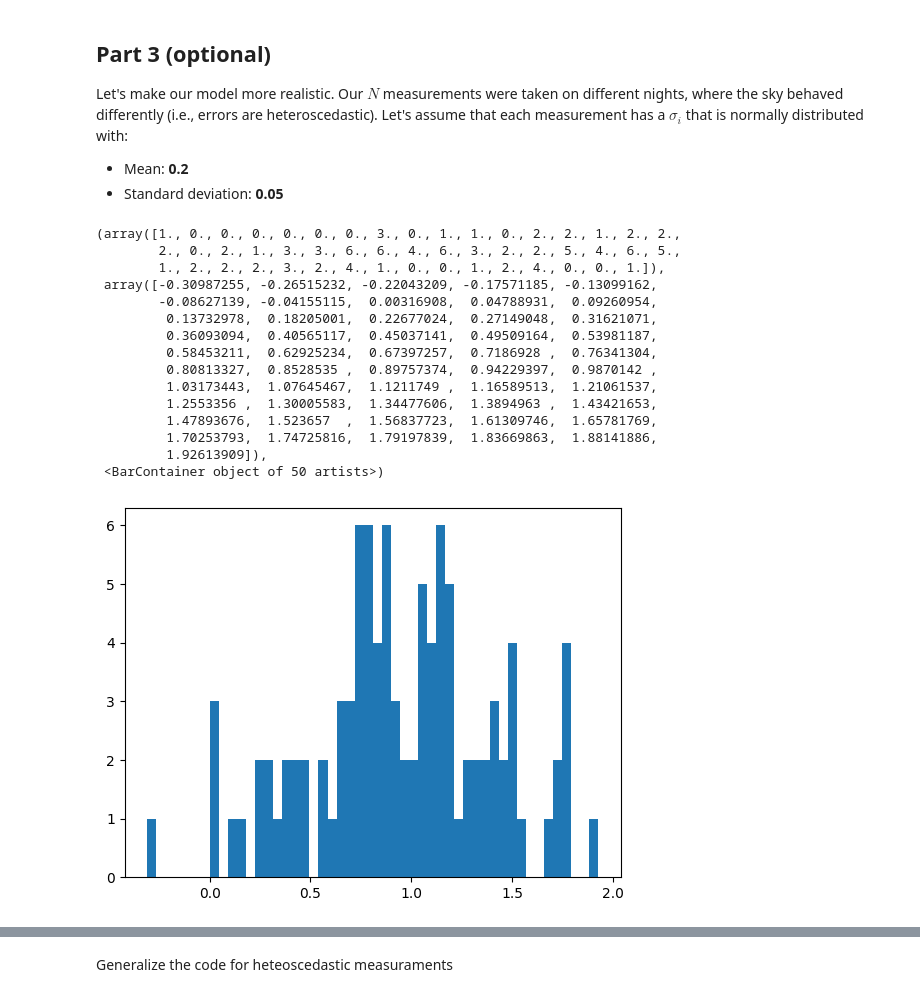
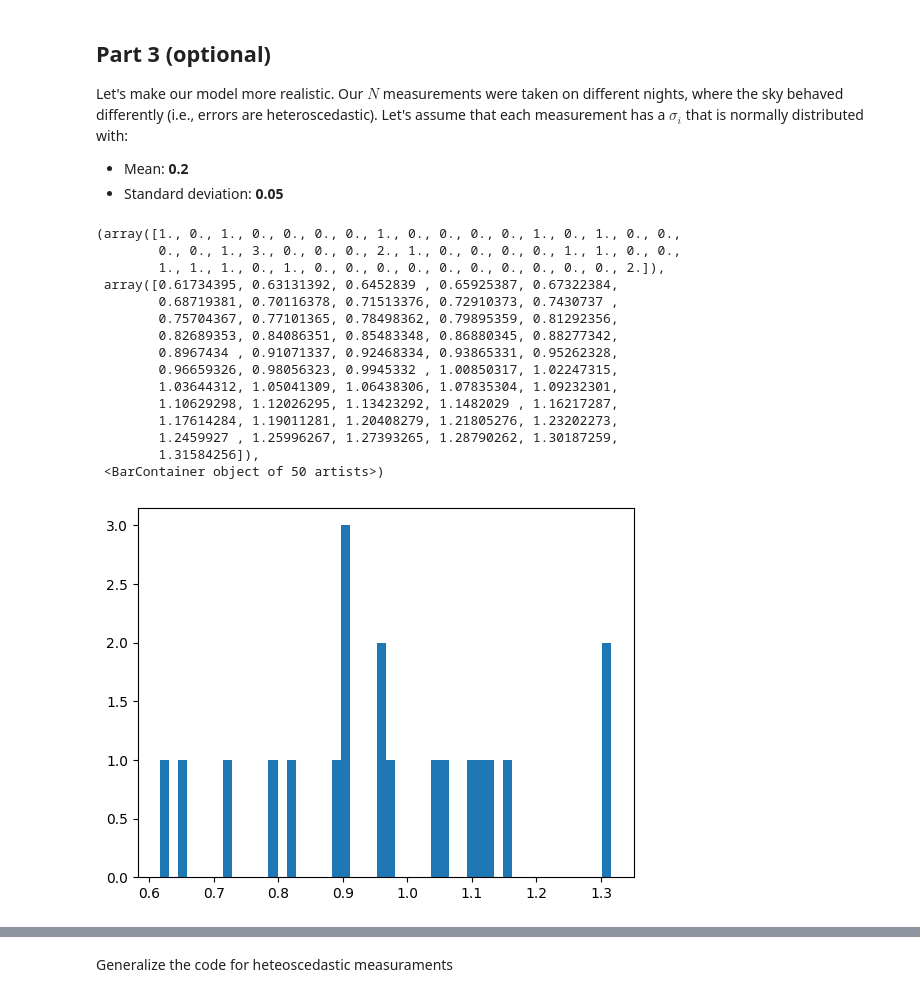
Before and after one commit to oblivion0218/ES_AstroStatistic, a Jupyter notebook: Sara_Antonellini/Lecture4/position.ipynb, the cells around one changed output, grey strips where cells are left out. Saved outputs shown, nothing was run; the diff lists cells and outputs as text; code cells hidden in the pictures.

```diff
--- a/Sara_Antonellini/Lecture4/position.ipynb
+++ b/Sara_Antonellini/Lecture4/position.ipynb
@@ -40,28 +40,27 @@ from matplotlib import pyplot as plt
 from scipy.stats import norm
 import math
 # %%
-N=100
-mu_true=1 #True position
-sigma_true=0.2 #Homoscedastic error
-sigma_gen=0.5 #Measurement error
+N=20
+mu_true=1 # True position of the quasar
+sigma=0.2 #Homoscedastic error
 np.random.seed(42)
-xi= np.random.normal(mu_true,sigma_gen,N)
+xi= np.random.normal(mu_true,sigma,N)
 plt.hist(xi, bins=50)
 # %% [output]
-(array([1., 0., 0., 0., 0., 0., 0., 3., 0., 1., 1., 0., 2., 2., 1., 2., 2.,
-        2., 0., 2., 1., 3., 3., 6., 6., 4., 6., 3., 2., 2., 5., 4., 6., 5.,
-        1., 2., 2., 2., 3., 2., 4., 1., 0., 0., 1., 2., 4., 0., 0., 1.]),
- array([-0.30987255, -0.26515232, -0.22043209, -0.17571185, -0.13099162,
-        -0.08627139, -0.04155115,  0.00316908,  0.04788931,  0.09260954,
-         0.13732978,  0.18205001,  0.22677024,  0.27149048,  0.31621071,
-         0.36093094,  0.40565117,  0.45037141,  0.49509164,  0.53981187,
-         0.58453211,  0.62925234,  0.67397257,  0.7186928 ,  0.76341304,
-         0.80813327,  0.8528535 ,  0.89757374,  0.94229397,  0.9870142 ,
-         1.03173443,  1.07645467,  1.1211749 ,  1.16589513,  1.21061537,
-         1.2553356 ,  1.30005583,  1.34477606,  1.3894963 ,  1.43421653,
-         1.47893676,  1.523657  ,  1.56837723,  1.61309746,  1.65781769,
-         1.70253793,  1.74725816,  1.79197839,  1.83669863,  1.88141886,
-         1.92613909]),
+(array([1., 0., 1., 0., 0., 0., 0., 1., 0., 0., 0., 0., 1., 0., 1., 0., 0.,
+        0., 0., 1., 3., 0., 0., 0., 2., 1., 0., 0., 0., 0., 1., 1., 0., 0.,
+        1., 1., 1., 0., 1., 0., 0., 0., 0., 0., 0., 0., 0., 0., 0., 2.]),
+ array([0.61734395, 0.63131392, 0.6452839 , 0.65925387, 0.67322384,
+        0.68719381, 0.70116378, 0.71513376, 0.72910373, 0.7430737 ,
+        0.75704367, 0.77101365, 0.78498362, 0.79895359, 0.81292356,
+        0.82689353, 0.84086351, 0.85483348, 0.86880345, 0.88277342,
+        0.8967434 , 0.91071337, 0.92468334, 0.93865331, 0.95262328,
+        0.96659326, 0.98056323, 0.9945332 , 1.00850317, 1.02247315,
+        1.03644312, 1.05041309, 1.06438306, 1.07835304, 1.09232301,
+        1.10629298, 1.12026295, 1.13423292, 1.1482029 , 1.16217287,
+        1.17614284, 1.19011281, 1.20408279, 1.21805276, 1.23202273,
+        1.2459927 , 1.25996267, 1.27393265, 1.28790262, 1.30187259,
+        1.31584256]),
  <BarContainer object of 50 artists>)
-[figure, old version]
+[figure, new version]
 # %%
```
Also changed, not shown: parts of 14 cells of this notebook.
